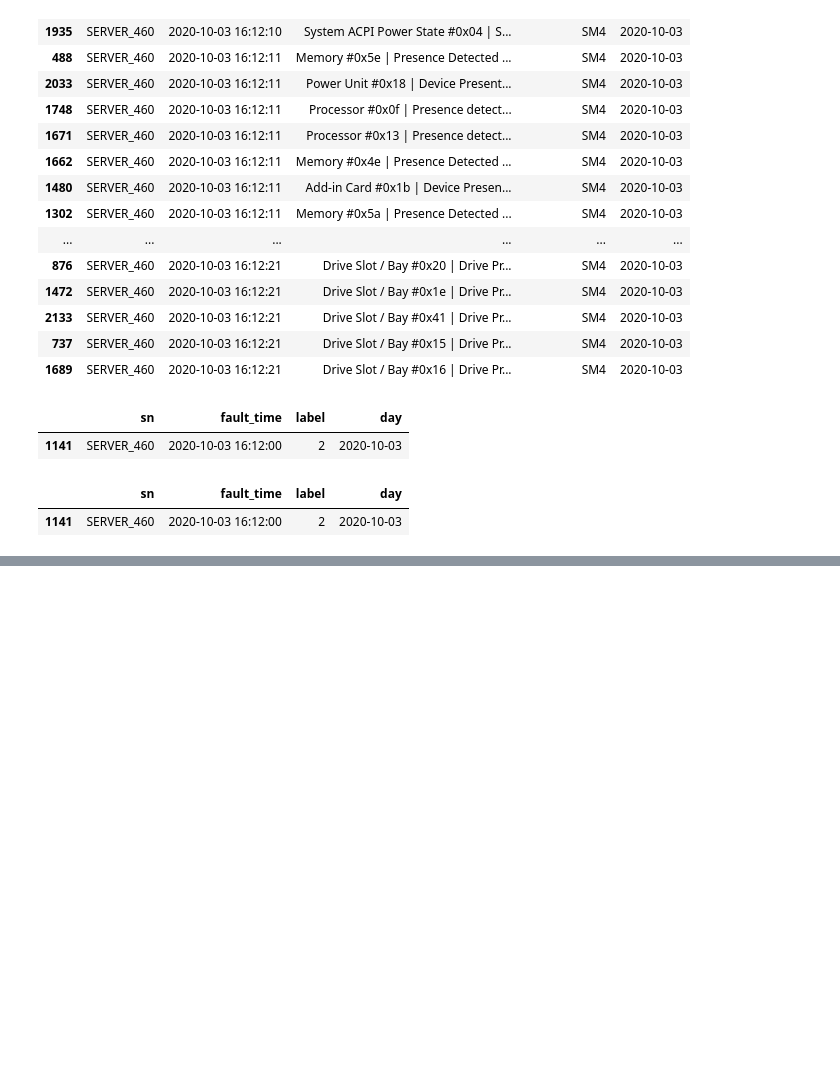
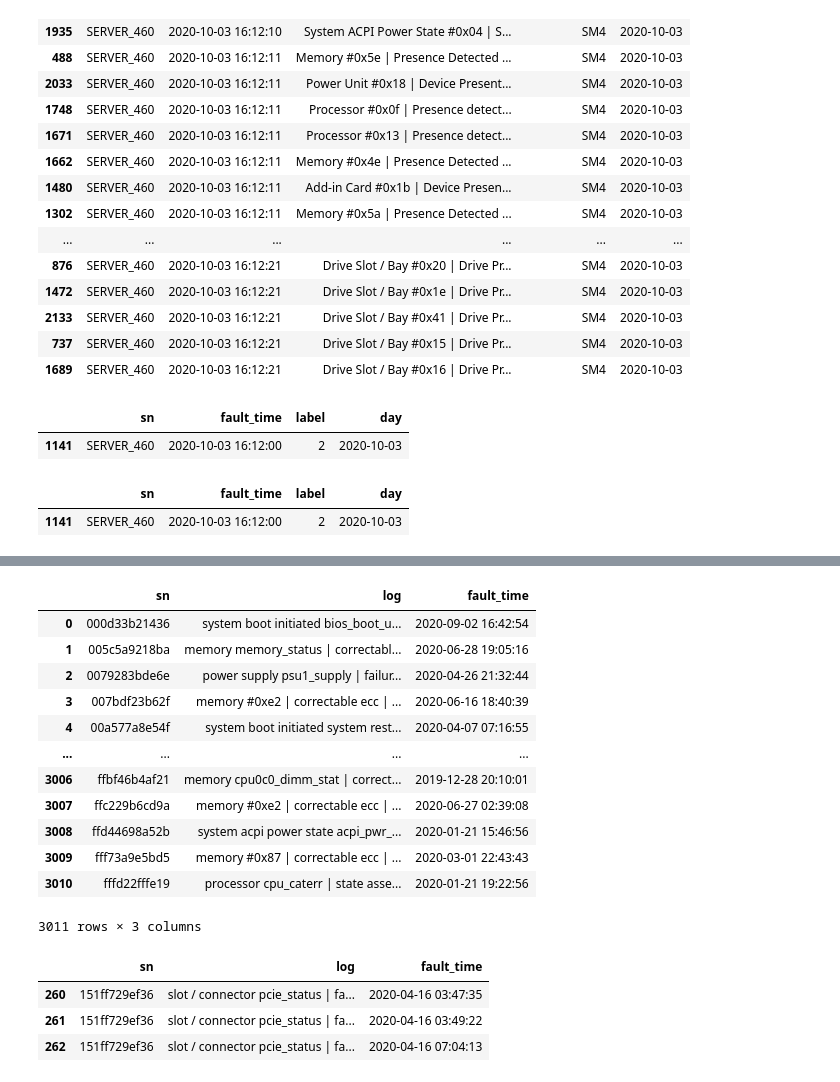
Before and after one commit to jincan333/Log-diagnosis, a Jupyter notebook: pre_contest/data_analysis/analysis_20220306.ipynb, the cells around one changed output, grey strips where cells are left out. Saved outputs shown, nothing was run; the diff lists cells and outputs as text; code cells hidden in the pictures; blank space fills up the shorter version.

```diff
--- a/pre_contest/data_analysis/analysis_20220306.ipynb
+++ b/pre_contest/data_analysis/analysis_20220306.ipynb
@@ -350,0 +428,38 @@ train_label[(train_label['sn']=='SERVER_460') & (train_label['day']=='2020-10-03
+# %%
+# 去重合并同一天的日志
+sn_list=[]
+fault_time_list=[]
+log_str_list=[]
+for log_df in preliminary_submit_dataset_a_temp.groupby(['sn','fault_time']):
+    log_str=''
+    sn_list.append(log_df[0][0])
+    fault_time_list.append(log_df[0][1])
+    for info in log_df[1]['msg'].drop_duplicates():
+        if info==info:
+            log_str=log_str+info.lower()+'.'
+    log_str_list.append(log_str)
+preliminary_submit_dataset=pd.DataFrame({'sn':sn_list,'log':log_str_list,'fault_time':fault_time_list})
+preliminary_submit_dataset.to_csv('./pre_contest/dataset/preliminary_submit_dataset.txt',sep='\t',index=None)
+# %%
+preliminary_submit_dataset
+# %% [output]
+|  | sn | log | fault_time |
+| 0 | 000d33b21436 | system boot initiated bios_boot_u... | 2020-09-02 16:42:54 |
+| 1 | 005c5a9218ba | memory memory_status | correctabl... | 2020-06-28 19:05:16 |
+| 2 | 0079283bde6e | power supply psu1_supply | failur... | 2020-04-26 21:32:44 |
+| 3 | 007bdf23b62f | memory #0xe2 | correctable ecc | ... | 2020-06-16 18:40:39 |
+| 4 | 00a577a8e54f | system boot initiated system rest... | 2020-04-07 07:16:55 |
+| ... | ... | ... | ... |
+| 3006 | ffbf46b4af21 | memory cpu0c0_dimm_stat | correct... | 2019-12-28 20:10:01 |
+| 3007 | ffc229b6cd9a | memory #0xe2 | correctable ecc | ... | 2020-06-27 02:39:08 |
+| 3008 | ffd44698a52b | system acpi power state acpi_pwr_... | 2020-01-21 15:46:56 |
+| 3009 | fff73a9e5bd5 | memory #0x87 | correctable ecc | ... | 2020-03-01 22:43:43 |
+| 3010 | fffd22fffe19 | processor cpu_caterr | state asse... | 2020-01-21 19:22:56 |
+3011 rows × 3 columns
+# %%
+preliminary_submit_dataset_a[preliminary_submit_dataset_a['sn']=='151ff729ef36']
+# %% [output]
+|  | sn | log | fault_time |
+| 260 | 151ff729ef36 | slot / connector pcie_status | fa... | 2020-04-16 03:47:35 |
+| 261 | 151ff729ef36 | slot / connector pcie_status | fa... | 2020-04-16 03:49:22 |
+| 262 | 151ff729ef36 | slot / connector pcie_status | fa... | 2020-04-16 07:04:13 |
```
Also changed, not shown: parts of 28 cells of this notebook, 8 other files.
